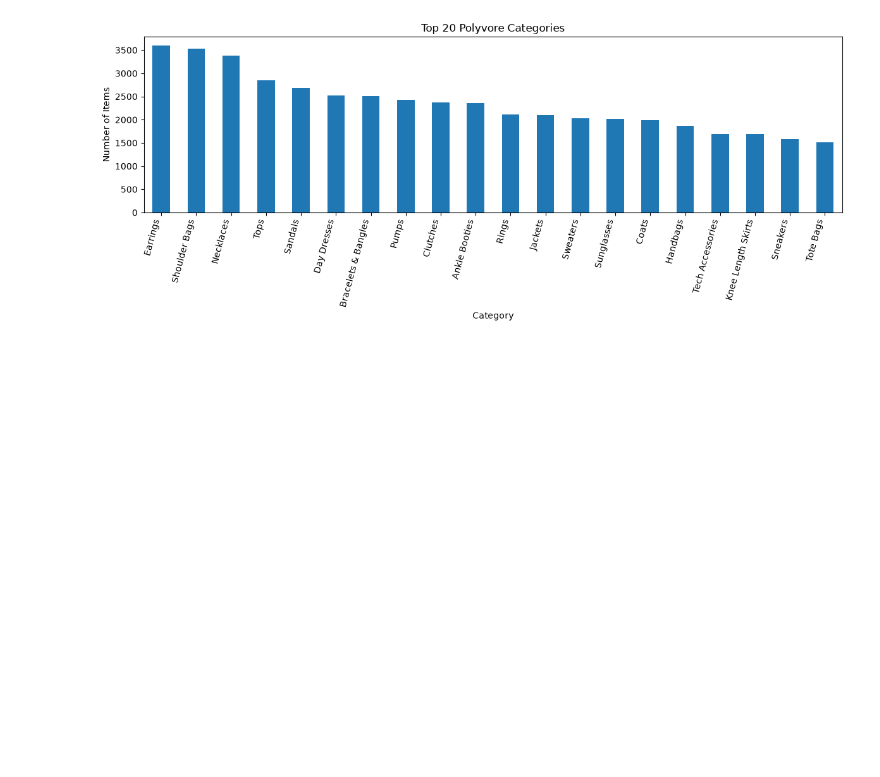
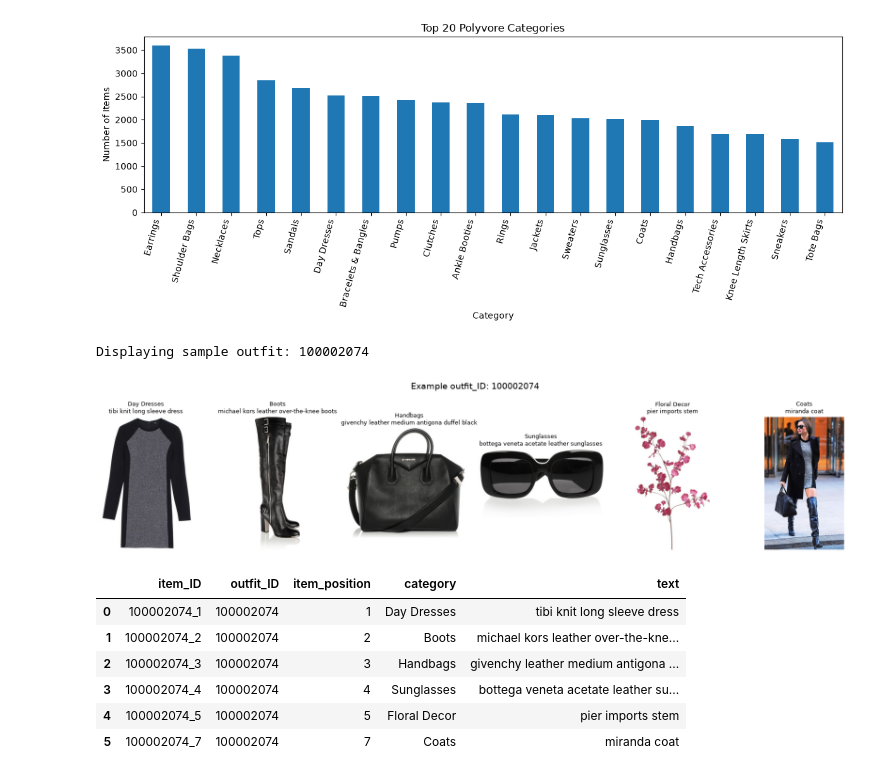
Before and after one commit to farzadismyid/evidence_fashion_recommender, a Jupyter notebook: notebook.ipynb, the cells around one changed output. Cells and saved outputs as stored; diff of their text form; code cells hidden in the pictures; blank space fills up the shorter version.

Commit message:
Display sample Polyvore outfit

```diff
--- a/notebook.ipynb
+++ b/notebook.ipynb
@@ -436,3 +436,61 @@ Top 20 categories:
 | 19 | Tote Bags | 1512 |
 <Figure size 1000x500 with 0 Axes>
 [figure]
+# %%
+# Cell 9: Display one real outfit with item images
+
+def display_outfit(outfit_id, max_items=8):
+    """
+    Display all items from one outfit using the original Hugging Face dataset images.
+    """
+    outfit_rows = (
+        items_df[items_df["outfit_ID"] == str(outfit_id)]
+        .sort_values("item_position")
+        .head(max_items)
+    )
+
+    if outfit_rows.empty:
+        print(f"No outfit found for outfit_ID={outfit_id}")
+        return
+
+    n_items = len(outfit_rows)
+    fig, axes = plt.subplots(1, n_items, figsize=(3 * n_items, 4))
+
+    if n_items == 1:
+        axes = [axes]
+
+    for axis, (_, row) in zip(axes, outfit_rows.iterrows()):
+        dataset_index = row.name
+
+        # Use the original Hugging Face dataset object so image decoding stays reliable
+        image = main_split[int(dataset_index)]["image"]
+
+        axis.imshow(image)
+        axis.axis("off")
+        axis.set_title(
+            f"{row['category']}\n{row['text'][:45]}",
+            fontsize=9
+        )
+
+    plt.suptitle(f"Example outfit_ID: {outfit_id}", fontsize=14)
+    plt.tight_layout()
+    plt.show()
+
+    display(outfit_rows[["item_ID", "outfit_ID", "item_position", "category", "text"]])
+
+
+# Pick the first outfit from the dataset for a deterministic example
+sample_outfit_id = items_df.loc[0, "outfit_ID"]
+
+print("Displaying sample outfit:", sample_outfit_id)
+display_outfit(sample_outfit_id)
+# %% [output]
+Displaying sample outfit: 100002074
+[figure, added]
+|  | item_ID | outfit_ID | item_position | category | text |
+| 0 | 100002074_1 | 100002074 | 1 | Day Dresses | tibi knit long sleeve dress |
+| 1 | 100002074_2 | 100002074 | 2 | Boots | michael kors leather over-the-kne... |
+| 2 | 100002074_3 | 100002074 | 3 | Handbags | givenchy leather medium antigona ... |
+| 3 | 100002074_4 | 100002074 | 4 | Sunglasses | bottega veneta acetate leather su... |
+| 4 | 100002074_5 | 100002074 | 5 | Floral Decor | pier imports stem |
+| 5 | 100002074_7 | 100002074 | 7 | Coats | miranda coat |
```
